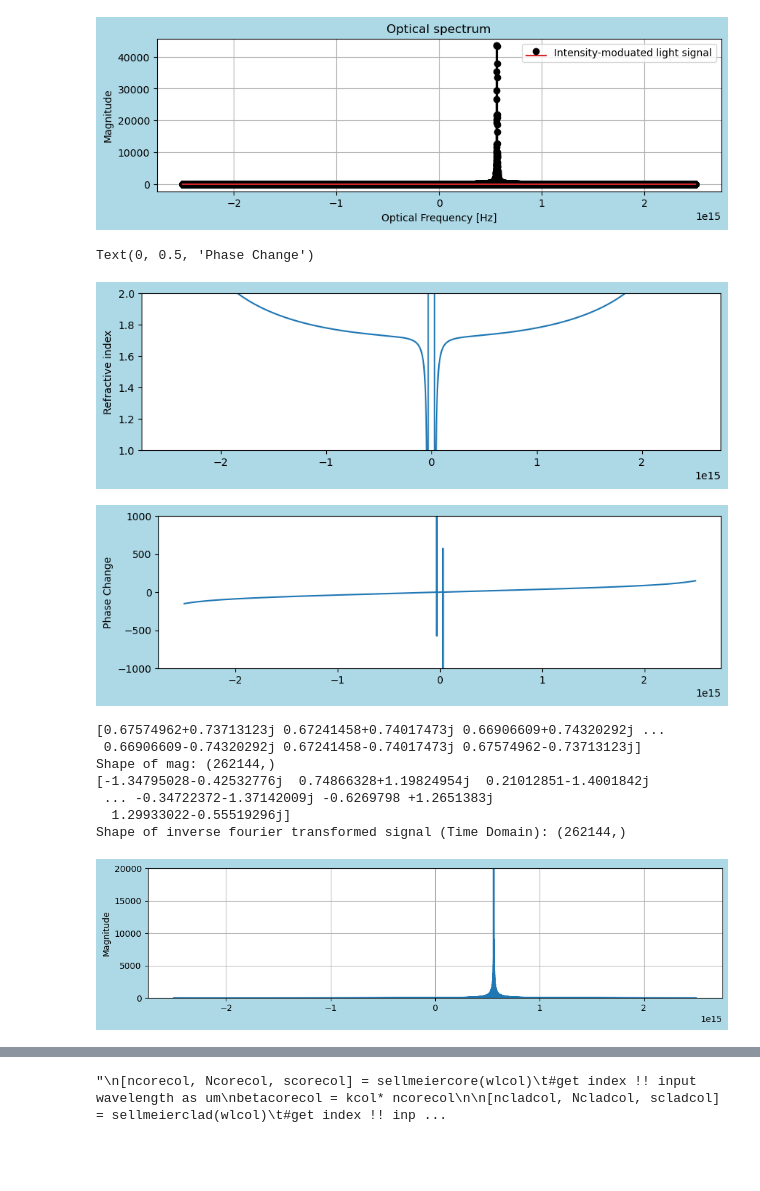
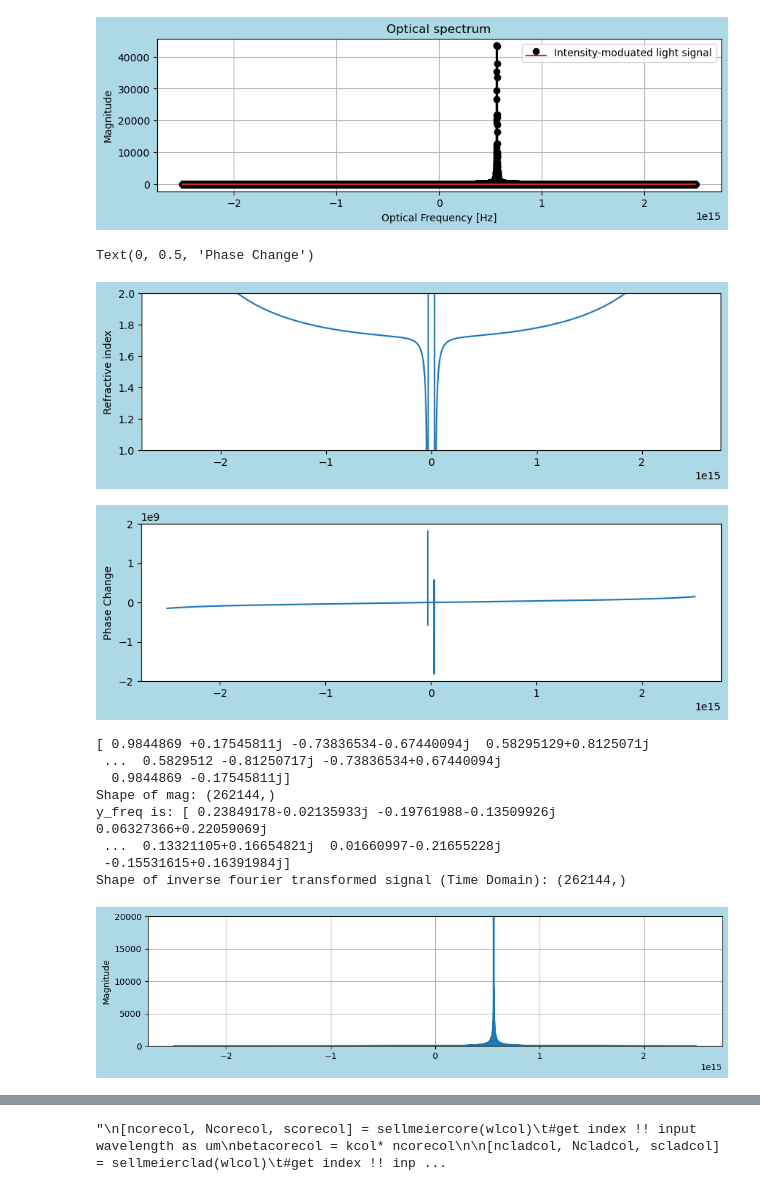
Before and after one commit to tacticstactics/Optical-pulse-broadening, a Jupyter notebook: optical_pulse_broadening_optical_fibers.ipynb, the cells around one changed output, grey strips where cells are left out. Saved outputs shown, nothing was run; the diff lists cells and outputs as text; code cells hidden in the pictures; blank space fills up the shorter version.

```diff
--- a/optical_pulse_broadening_optical_fibers.ipynb
+++ b/optical_pulse_broadening_optical_fibers.ipynb
@@ -305,37 +305,37 @@ def indexes_quartz(o_frequencies):
     indexes_quartz = np.sqrt(1 + 0.708395 * wavelengths**2/(wavelengths)**2 - 0.00729) + 0.420399 * wavelengths**2/(wavelengths**2 - 0.01050) + 0.866341 * wavelengths**2/(wavelengths**2 - 97.93428)
 
     #indexes_quartz = np.sqrt(1 + (0.6961663 * wavelengths**2/(wavelengths)**2 - 0.00684043**2) + (0.4079426 * wavelengths**2/(wavelengths**2 - 0.1162414**2)) + (0.8974794 * wavelengths**2/(wavelengths**2 - 9.896161**2)))
 
 
     return indexes_quartz
 
 
 # Glass parameters
 indexes_quartz1 = indexes_quartz(optical_frequencies)  # Refractive index of water
-thickness = 1e0  # Thickness of water layer in meters
+thickness = 1000e-3  # Thickness of water layer in meters
 
 fig1 = plt.figure(figsize = (10,6), facecolor='lightblue')
 ax1_1 = fig1.add_subplot(2, 1, 1)
 
 ax1_1.plot(optical_frequencies, indexes_quartz1)
 #ax1_1.set_xlim(200e12, 800e12)
 ax1_1.set_ylim(1,2)
 ax1_1.set_ylabel("Refractive index")
 
 # Calculate phase change
-phase_change = (2 * np.pi * indexes_quartz1 * thickness) / ((1e6 * c)/ optical_frequencies)
+phase_change = (2 * np.pi * indexes_quartz1 * thickness) / (c/ optical_frequencies) # radian
 
 fig2 = plt.figure(figsize = (10,6), facecolor='lightblue')
 ax2_1 = fig2.add_subplot(2, 1, 1)
 
 ax2_1.plot(optical_frequencies, phase_change)
 #ax2_1.set_xlim(200e12, 800e12)
-ax2_1.set_ylim(-1000,1000)
+#ax2_1.set_ylim(-1000,1000)
 ax2_1.set_ylabel("Phase Change")
 # %% [output]
 Text(0, 0.5, 'Phase Change')
 [figure]
-[figure, old version]
+[figure, new version]
 # %%
 mag = np.cos(phase_change) + 1j*np.sin(phase_change)
 print(mag)
@@ -343,10 +343,6 @@ print('Shape of mag:', mag.shape)
 
 #Y_freq = fft_random_analog_signal
 Y_freq = mag * fft_random_analog_signal
-
-y_freq = ifft(Y_freq)
-print(y_freq)
-print('Shape of inverse fourier transformed signal (Time Domain):', y_freq.shape)
 
 fig1 = plt.figure(figsize = (12,6), facecolor='lightblue')
 ax1_1 = fig1.add_subplot(2, 1, 1)
@@ -356,13 +352,18 @@ ax1_1.set_ylabel('Magnitude')
 #ax1_1.set_xlim(200e12, 800e12)
 ax1_1.set_ylim(-1, 20000)
 ax1_1.grid()
+
+y_freq = ifft(Y_freq)
+print('y_freq is:',y_freq)
+print('Shape of inverse fourier transformed signal (Time Domain):', y_freq.shape)
 # %% [output]
-[0.67574962+0.73713123j 0.67241458+0.74017473j 0.66906609+0.74320292j ...
- 0.66906609-0.74320292j 0.67241458-0.74017473j 0.67574962-0.73713123j]
+[ 0.9844869 +0.17545811j -0.73836534-0.67440094j  0.58295129+0.8125071j
+ ...  0.5829512 -0.81250717j -0.73836534+0.67440094j
+  0.9844869 -0.17545811j]
 Shape of mag: (262144,)
-[-1.34795028-0.42532776j  0.74866328+1.19824954j  0.21012851-1.4001842j
- ... -0.34722372-1.37142009j -0.6269798 +1.2651383j
-  1.29933022-0.55519296j]
+y_freq is: [ 0.23849178-0.02135933j -0.19761988-0.13509926j  0.06327366+0.22059069j
+ ...  0.13321105+0.16654821j  0.01660997-0.21655228j
+ -0.15531615+0.16391984j]
 Shape of inverse fourier transformed signal (Time Domain): (262144,)
 [figure]
 # %%
```
Also changed, not shown: parts of 1 cell of this notebook.
